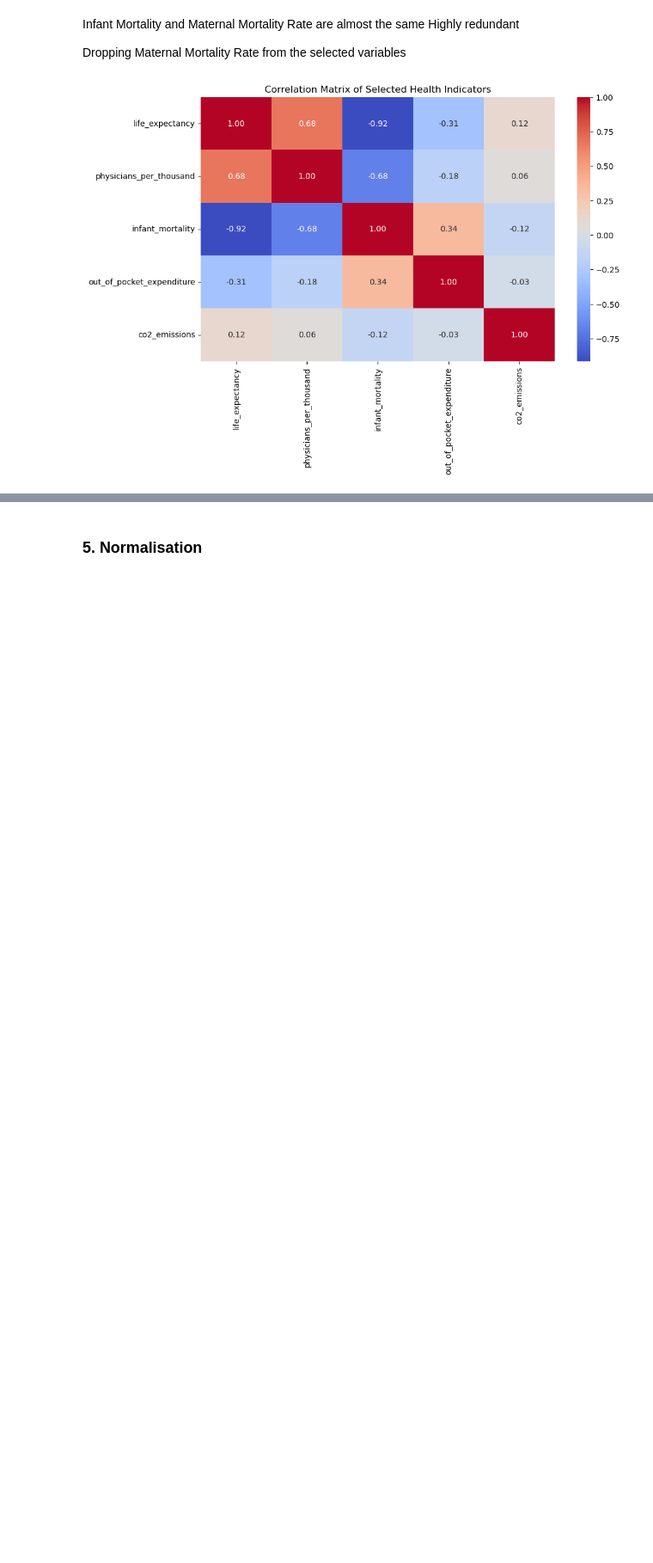
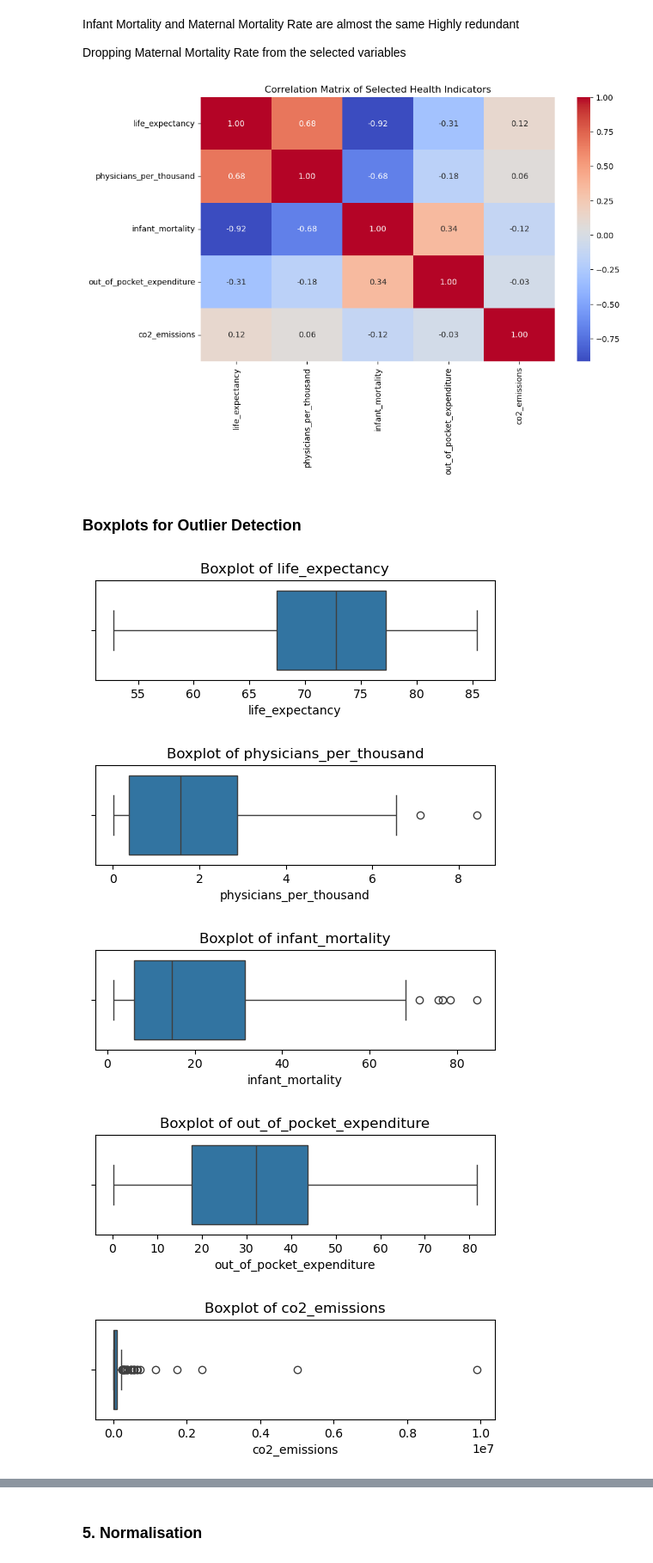
Before and after one commit to Matthew-Riddell/DAV_CA1, a Jupyter notebook: MATTHEW_RIDDELL_DAV_CA.ipynb, the cells around one changed output, grey strips where cells are left out. Shown: that part at 86% size. Saved outputs shown, nothing was run; the diff lists cells and outputs as text; code cells hidden in the pictures; blank space fills up the shorter version.

```diff
--- a/MATTHEW_RIDDELL_DAV_CA.ipynb
+++ b/MATTHEW_RIDDELL_DAV_CA.ipynb
@@ -366,3 +366,21 @@ plt.title("Correlation Matrix of Selected Health Indicators")
 plt.show()
 # %% [output]
 [figure]
+# %% [markdown]
+### Boxplots for Outlier Detection
+# %%
+import seaborn as sns
+import matplotlib.pyplot as plt
+
+
+for col in df_selected.drop(columns=['Country']).columns:
+    plt.figure(figsize=(6, 1.5))
+    sns.boxplot(x=df_selected[col])
+    plt.title(f'Boxplot of {col}')
+    plt.show()
+# %% [output]
+[figure, added]
+[figure, added]
+[figure, added]
+[figure, added]
+[figure, added]
```
Also changed, not shown: parts of 8 cells of this notebook.
